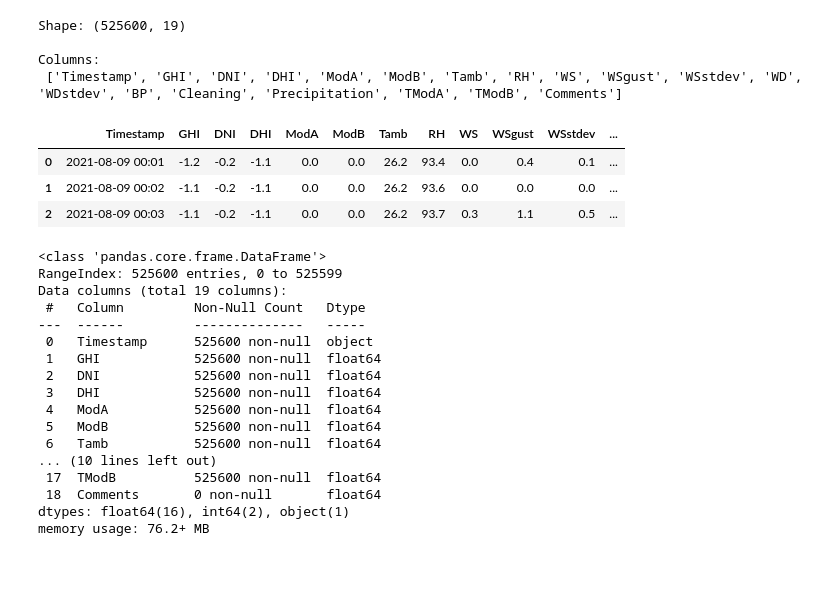
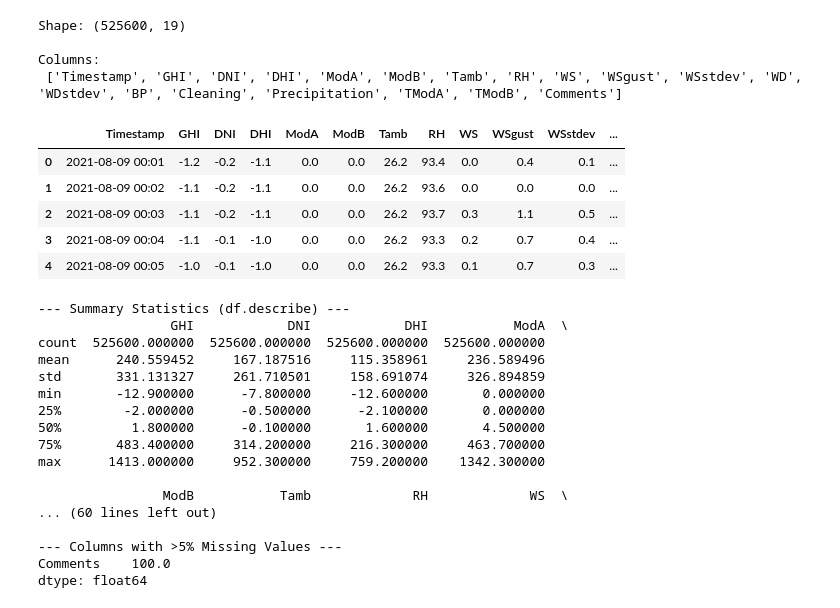
Before and after one commit to Onyxge/solar-challenge-week0, a Jupyter notebook: notebooks/benin_eda.ipynb, the cells around one changed output. Cells and saved outputs as stored; diff of their text form; code cells hidden in the pictures; blank space fills up the shorter version.

Commit message:
task2 for benin complete

```diff
--- a/notebooks/benin_eda.ipynb
+++ b/notebooks/benin_eda.ipynb
@@ -7,39 +7,54 @@ from pandas.core import missing
 # %%
 sns.set(style="whitegrid")
 
 # Load dataset
 df_benin = pd.read_csv("../data/benin-malanville.csv")
 print("Shape:", df_benin.shape)
 print("\nColumns:\n", df_benin.columns.tolist())
 
 # Check the first few rows
-df_benin.head(3)
+df_benin.head(5)
 # %% [output]
 Shape: (525600, 19)
 
 Columns:
  ['Timestamp', 'GHI', 'DNI', 'DHI', 'ModA', 'ModB', 'Tamb', 'RH', 'WS', 'WSgust', 'WSstdev', 'WD', 'WDstdev', 'BP', 'Cleaning', 'Precipitation', 'TModA', 'TModB', 'Comments']
 |  | Timestamp | GHI | DNI | DHI | ModA | ModB | Tamb | RH | WS | WSgust | WSstdev | ... |
 | 0 | 2021-08-09 00:01 | -1.2 | -0.2 | -1.1 | 0.0 | 0.0 | 26.2 | 93.4 | 0.0 | 0.4 | 0.1 | ... |
 | 1 | 2021-08-09 00:02 | -1.1 | -0.2 | -1.1 | 0.0 | 0.0 | 26.2 | 93.6 | 0.0 | 0.0 | 0.0 | ... |
 | 2 | 2021-08-09 00:03 | -1.1 | -0.2 | -1.1 | 0.0 | 0.0 | 26.2 | 93.7 | 0.3 | 1.1 | 0.5 | ... |
+| 3 | 2021-08-09 00:04 | -1.1 | -0.1 | -1.0 | 0.0 | 0.0 | 26.2 | 93.3 | 0.2 | 0.7 | 0.4 | ... |
+| 4 | 2021-08-09 00:05 | -1.0 | -0.1 | -1.0 | 0.0 | 0.0 | 26.2 | 93.3 | 0.1 | 0.7 | 0.3 | ... |
 # %%
-df_benin.info()
+# 1. Summary Statistics
+print("--- Summary Statistics (df.describe) ---")
+print(df_benin.describe())
+
+# 2. Missing-Value Report
+print("\n--- Missing Value Report (df.isna().sum()) ---")
+missing_values = df_benin.isna().sum()
+print(missing_values)
+
+# 3. List columns with >5% nulls
+print("\n--- Columns with >5% Missing Values ---")
+total_rows = len(df_benin)
+missing_percentage = (missing_values / total_rows) * 100
+print(missing_percentage[missing_percentage > 5])
 # %% [output]
-<class 'pandas.core.frame.DataFrame'>
-RangeIndex: 525600 entries, 0 to 525599
-Data columns (total 19 columns):
- #   Column         Non-Null Count   Dtype
----  ------         --------------   -----
- 0   Timestamp      525600 non-null  object
- 1   GHI            525600 non-null  float64
- 2   DNI            525600 non-null  float64
- 3   DHI            525600 non-null  float64
- 4   ModA           525600 non-null  float64
- 5   ModB           525600 non-null  float64
- 6   Tamb           525600 non-null  float64
-... (10 lines left out)
- 17  TModB          525600 non-null  float64
- 18  Comments       0 non-null       float64
-dtypes: float64(16), int64(2), object(1)
-memory usage: 76.2+ MB
+--- Summary Statistics (df.describe) ---
+                 GHI            DNI            DHI           ModA  \
+count  525600.000000  525600.000000  525600.000000  525600.000000
+mean      240.559452     167.187516     115.358961     236.589496
+std       331.131327     261.710501     158.691074     326.894859
+min       -12.900000      -7.800000     -12.600000       0.000000
+25%        -2.000000      -0.500000      -2.100000       0.000000
+50%         1.800000      -0.100000       1.600000       4.500000
+75%       483.400000     314.200000     216.300000     463.700000
+max      1413.000000     952.300000     759.200000    1342.300000
+
+                ModB           Tamb             RH             WS  \
+... (60 lines left out)
+
+--- Columns with >5% Missing Values ---
+Comments    100.0
+dtype: float64
```
Also changed, not shown: parts of 11 cells of this notebook, 1 other file.
